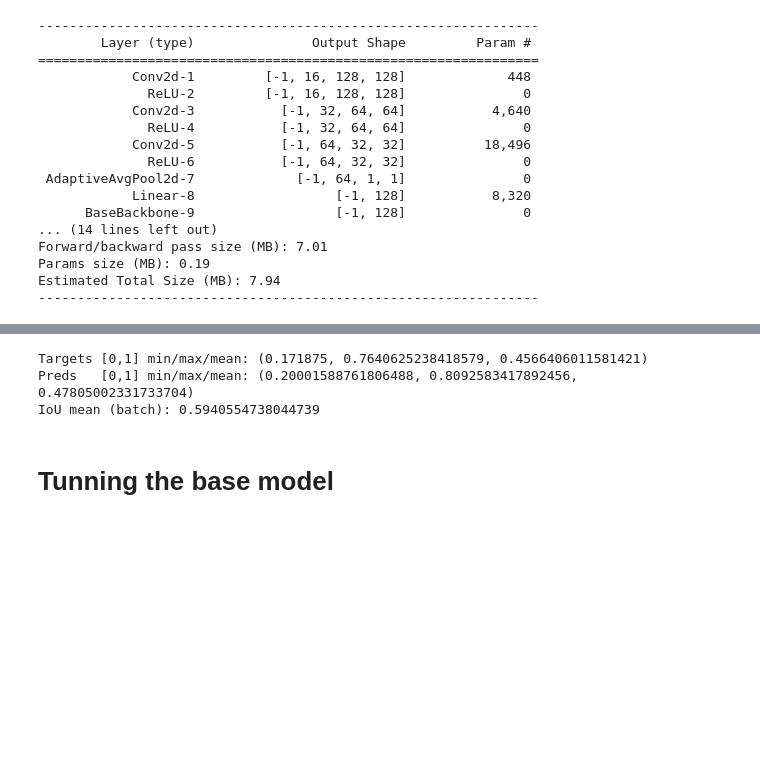
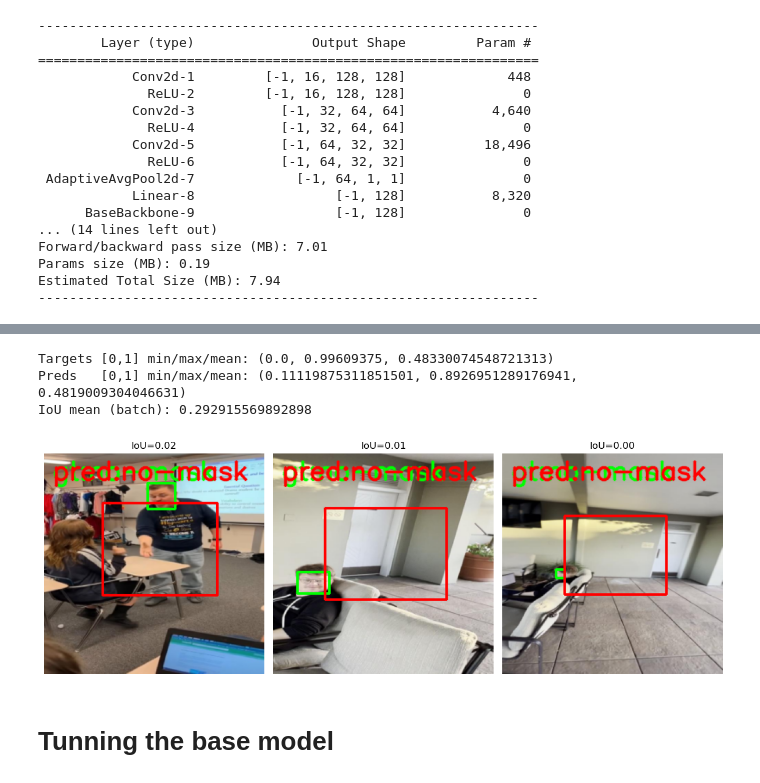
Before and after one commit to JhonattanReales21/Kaggle_CNN_competition_ML4_MIAA, a Jupyter notebook: notebooks/cnn_personalized.ipynb, the cells around one changed output, grey strips where cells are left out. Drawn from its saved outputs; the diff is of its cells as text; code cells hidden in the pictures; blank space fills up the shorter version.

```diff
--- a/notebooks/cnn_personalized.ipynb
+++ b/notebooks/cnn_personalized.ipynb
@@ -274,11 +276,24 @@ plot_history(history_base_model, figsize=(13, 4))
 # %%
 # Sanity check of the predictions and show some examples
 sanity_check_batch(base_model)
 print()
+
+checkpoint_path = os.path.join(OUTPUT_DIR, "cnn_base", "best_monitor_model.pt")
+
+visualize_predictions(
+    model_class=base_cnn_arch,  # tu clase de red
+    checkpoint_path=checkpoint_path,  # ruta al .pt
+    dl_valid=dl_valid,  # tu dataloader de validación
+    n_images=3,  # número de imágenes a mostrar
+    n_cols=3,  # número de columnas en la grilla
+    threshold=0.5,  # umbral de clasificación (opcional)
+    device=DEVICE,  # o "cpu" si no tienes GPU
+)
 # %% [output]
-Targets [0,1] min/max/mean: (0.171875, 0.7640625238418579, 0.4566406011581421)
-Preds   [0,1] min/max/mean: (0.20001588761806488, 0.8092583417892456, 0.47805002331733704)
-IoU mean (batch): 0.5940554738044739
+Targets [0,1] min/max/mean: (0.0, 0.99609375, 0.48330074548721313)
+Preds   [0,1] min/max/mean: (0.11119875311851501, 0.8926951289176941, 0.4819009304046631)
+IoU mean (batch): 0.292915569892898
+[figure, added]
 # %% [markdown]
 # Tunning the base model
 # %% [markdown]
```
Also changed, not shown: parts of 3 cells of this notebook, 3 other files.
